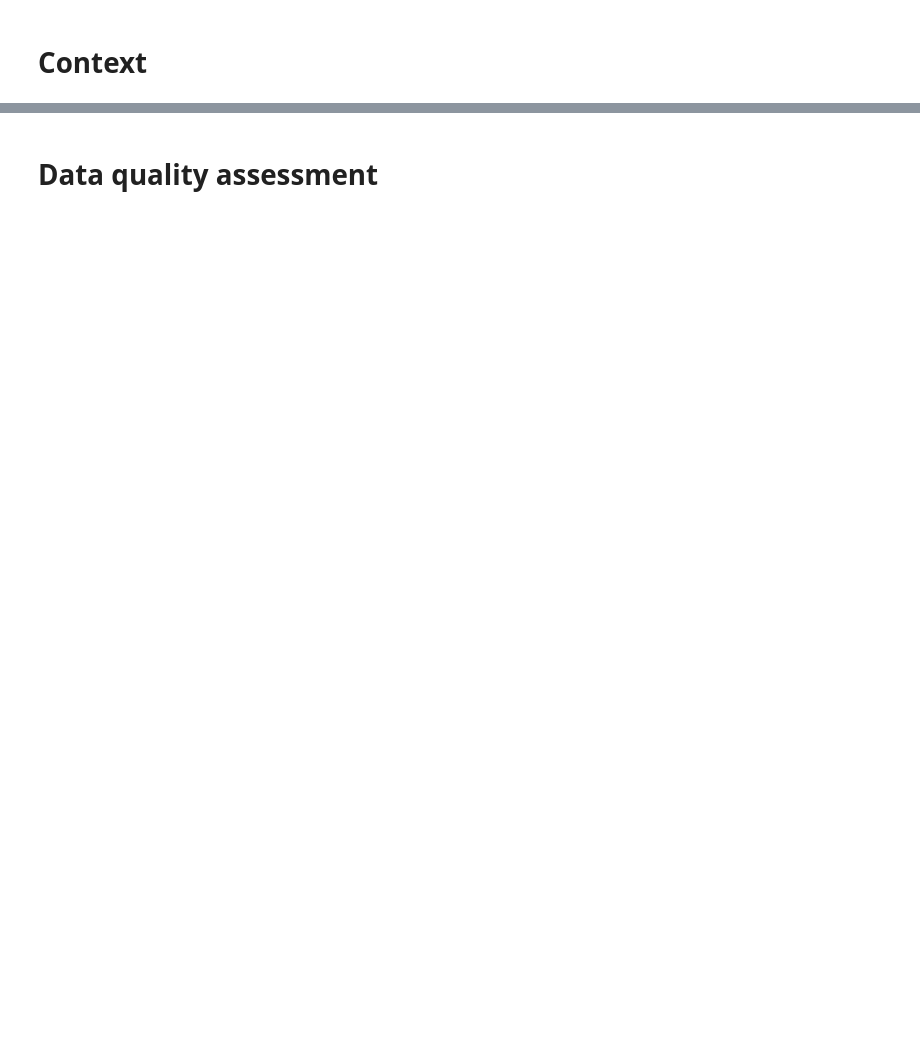
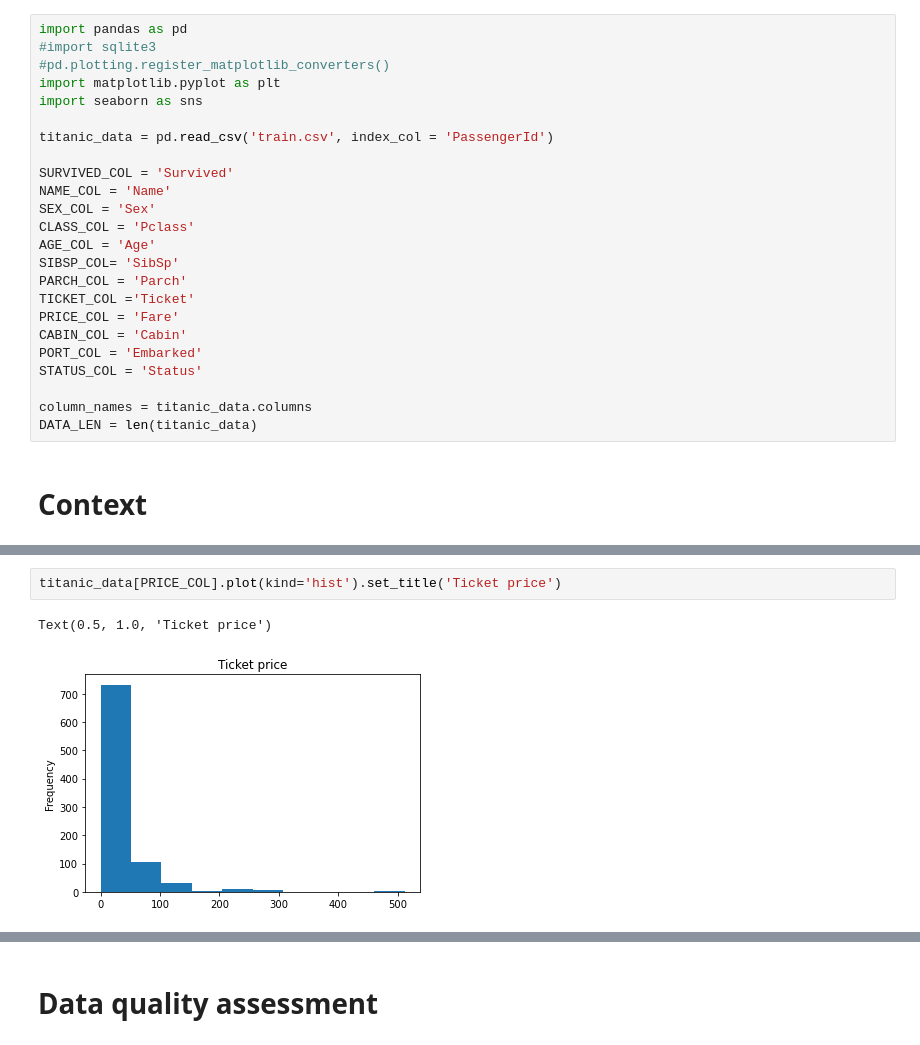
Before and after one commit to kasia-pankevich/ml-intro, a Jupyter notebook: 2_data_exploration/eda.ipynb, the cells around one changed output, grey strips where cells are left out. Saved outputs shown, nothing was run; the diff lists cells and outputs as text; blank space fills up the shorter version.

```diff
--- a/2_data_exploration/eda.ipynb
+++ b/2_data_exploration/eda.ipynb
@@ -21,2 +1,26 @@ PORT_COL = 'Embarked'
+# %%
+import pandas as pd
+#import sqlite3
+#pd.plotting.register_matplotlib_converters()
+import matplotlib.pyplot as plt
+import seaborn as sns
+
+titanic_data = pd.read_csv('train.csv', index_col = 'PassengerId')
+
+SURVIVED_COL = 'Survived'
+NAME_COL = 'Name'
+SEX_COL = 'Sex'
+CLASS_COL = 'Pclass'
+AGE_COL = 'Age'
+SIBSP_COL= 'SibSp'
+PARCH_COL = 'Parch'
+TICKET_COL ='Ticket'
+PRICE_COL = 'Fare'
+CABIN_COL = 'Cabin'
+PORT_COL = 'Embarked'
+STATUS_COL = 'Status'
+
+column_names = titanic_data.columns
+DATA_LEN = len(titanic_data)
 # %% [markdown]
 # Context
@@ -22,0 +86,5 @@ PORT_COL = 'Embarked'
+# %%
+titanic_data[PRICE_COL].plot(kind='hist').set_title('Ticket price')
+# %% [output]
+Text(0.5, 1.0, 'Ticket price')
+[figure, added]
```
Also changed, not shown: parts of 21 cells of this notebook.
